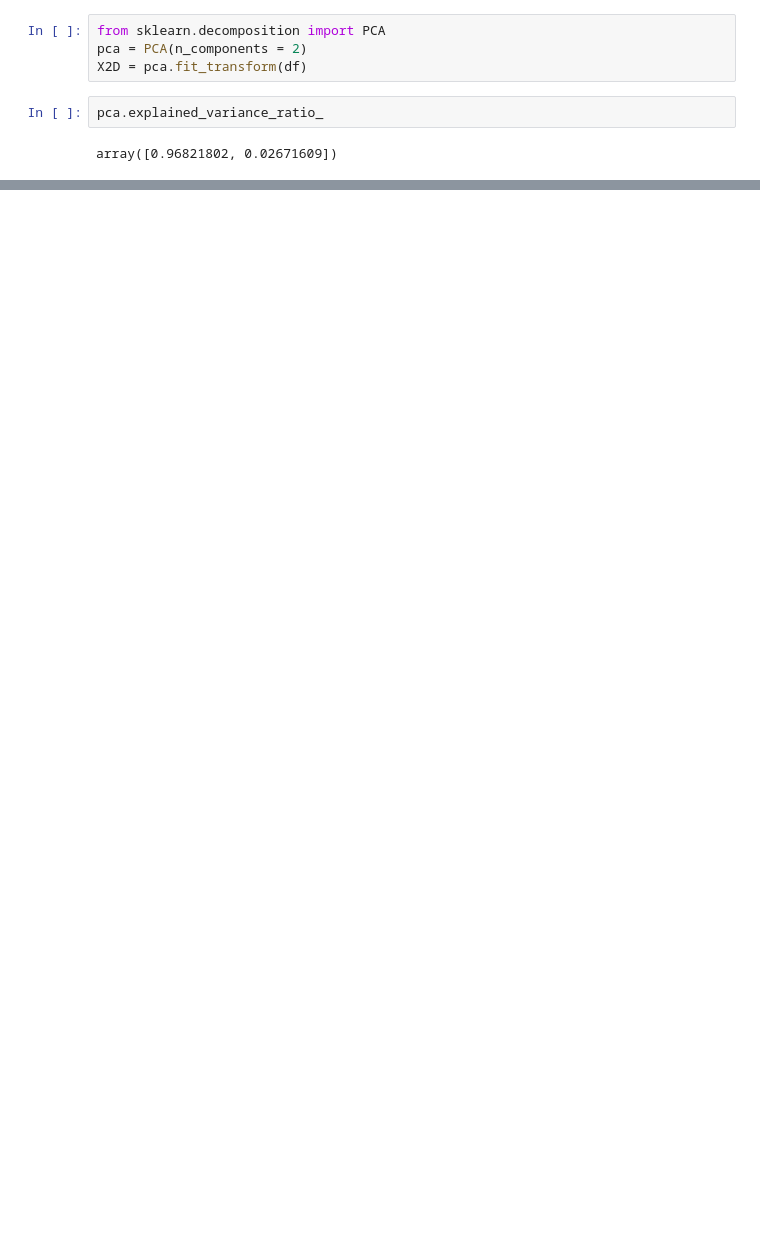
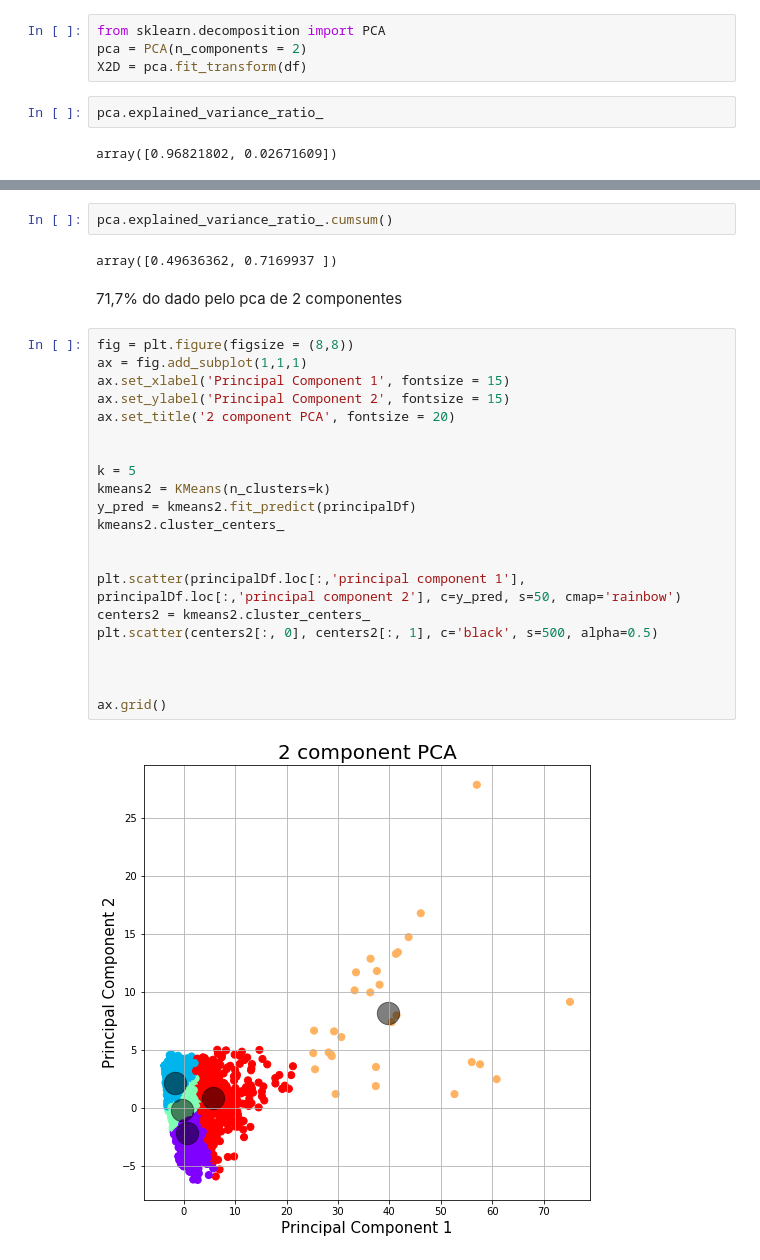
Before and after one commit to GachanDois/lcdia, a Jupyter notebook: Aplicando Kmeans e Clusterizacao.ipynb, the cells around one changed output, grey strips where cells are left out. Drawn from its saved outputs; the diff is of its cells as text; blank space fills up the shorter version.

```diff
--- a/Aplicando Kmeans e Clusterizacao.ipynb
+++ b/Aplicando Kmeans e Clusterizacao.ipynb
@@ -201,0 +213,29 @@ plt.scatter(centers[:, 0], centers[:, 1], c='black', s=500, alpha=0.5)
+# %%
+pca.explained_variance_ratio_.cumsum()
+# %% [output]
+array([0.49636362, 0.7169937 ])
+# %% [markdown]
+71,7% do dado pelo pca de 2 componentes
+# %%
+fig = plt.figure(figsize = (8,8))
+ax = fig.add_subplot(1,1,1)
+ax.set_xlabel('Principal Component 1', fontsize = 15)
+ax.set_ylabel('Principal Component 2', fontsize = 15)
+ax.set_title('2 component PCA', fontsize = 20)
+
+
+k = 5
+kmeans2 = KMeans(n_clusters=k)
+y_pred = kmeans2.fit_predict(principalDf)
+kmeans2.cluster_centers_
+
+
+plt.scatter(principalDf.loc[:,'principal component 1'], principalDf.loc[:,'principal component 2'], c=y_pred, s=50, cmap='rainbow')
+centers2 = kmeans2.cluster_centers_
+plt.scatter(centers2[:, 0], centers2[:, 1], c='black', s=500, alpha=0.5)
+
+
+
+ax.grid()
+# %% [output]
+[figure, added]
```
Also changed, not shown: parts of 16 cells of this notebook.
